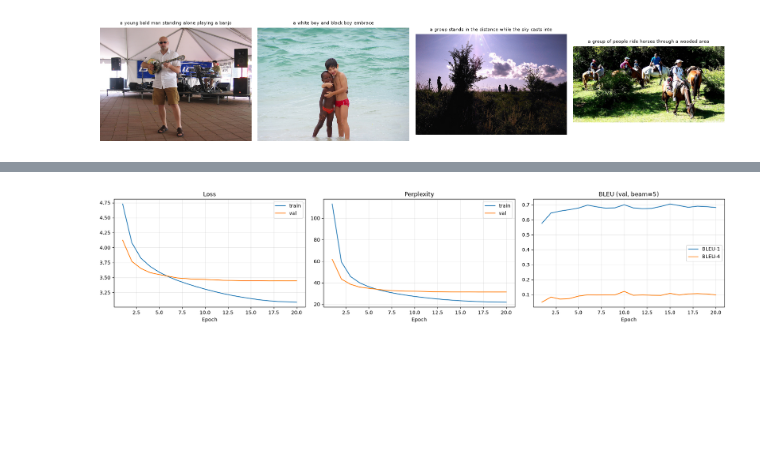
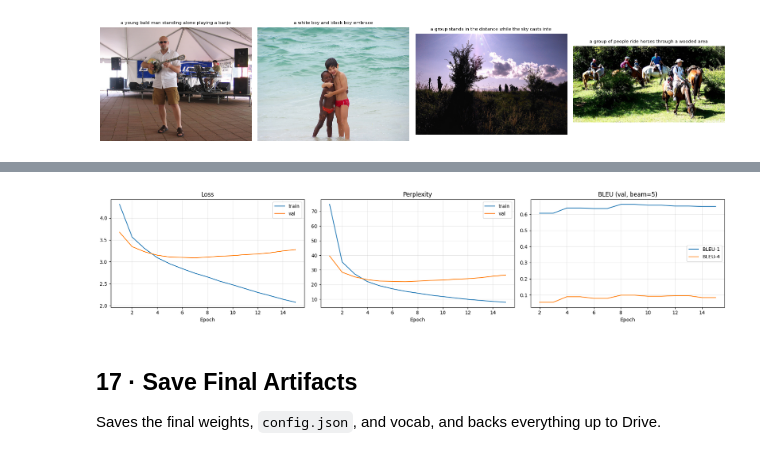
Before and after one commit to GiorgiTabatadzee/FInalProject-The-Visual-StoryTeller, a Jupyter notebook: data_and_train.ipynb, the cells around one changed output, grey strips where cells are left out. Cells and saved outputs as stored; diff of their text form; code cells hidden in the pictures; blank space fills up the shorter version.

Commit message:
Replaced LSTM decoder with Transformer and improved the training pipeline for lower validation loss, faster training and better caption quality

```diff
--- a/data_and_train.ipynb
+++ b/data_and_train.ipynb
@@ -431,7 +799,10 @@ Optimiser ready
 # %%
 from collections import Counter as _C
 
-def _ng(tok, n): return _C(tuple(tok[i:i+n]) for i in range(len(tok)-n+1))
+
+def _ng(tok, n):
+    return _C(tuple(tok[i:i+n]) for i in range(len(tok)-n+1))
+
 
 def corpus_bleu(hyps, refs, max_n=4):
     out = {}
@@ -441,21 +812,28 @@ def corpus_bleu(hyps, refs, max_n=4):
             hng  = _ng(h, n)
             rmax = _C()
             for r in rs:
-                for ng in (rng := _ng(r, n)): rmax[ng] = max(rmax[ng], rng[ng])
+                for ng in (rng := _ng(r, n)):
+                    rmax[ng] = max(rmax[ng], rng[ng])
             num += sum(min(c, rmax[ng]) for ng, c in hng.items())
             den += max(1, sum(hng.values()))
         out[f"bleu{n}"] = num / max(den, 1)
     return out
 
-def evaluate_bleu(encoder, decoder, val_df, vocab, n=400):
-    encoder.eval(); decoder.eval()
+
+def evaluate_bleu(enc_module, dec_module, val_df, vocab, n=None):
+    if n is None:
+        n = BLEU_EVAL_N
+    enc_module.eval(); dec_module.eval()
     imgs = val_df["image"].unique().tolist()
     random.shuffle(imgs); imgs = imgs[:n]
     hyps, refs = [], []
     with torch.no_grad():
-        for name in imgs:
-            t   = val_transform(Image.open(IMG_DIR / name).convert("RGB")).unsqueeze(0).to(DEVICE)
-            f   = encoder(t)
-            hyps.append(decoder.generate_beam(f, vocab, BEAM_WIDTH))
+        for idx, name in enumerate(imgs):
+            t = val_transform(Image.open(IMG_DIR / name).convert("RGB")).unsqueeze(0).to(DEVICE)
+            f = enc_module(t)
+            hyps.append(dec_module.generate_beam(f, vocab, BEAM_WIDTH, length_penalty=LENGTH_PENALTY))
             refs.append([r.split() for r in val_df[val_df["image"]==name]["caption"].tolist()])
+            # Flush VRAM cache every 50 images to prevent fragmentation on Kaggle 2×T4
+            if USE_AMP and (idx + 1) % 50 == 0:
+                torch.cuda.empty_cache()
     return corpus_bleu(hyps, refs)
@@ -545,16 +1202,24 @@ Epoch 11/20  train=3.2671  val=3.4622  ppl=31.89  BLEU-1=0.679  BLEU-4=0.094  en
 # %%
 ep = range(1, len(train_losses)+1)
 fig, axes = plt.subplots(1, 3, figsize=(18, 4))
+
 axes[0].plot(ep, train_losses, label="train"); axes[0].plot(ep, val_losses, label="val")
 axes[0].set(title="Loss", xlabel="Epoch"); axes[0].legend(); axes[0].grid(alpha=.3)
+
 axes[1].plot(ep, [math.exp(min(l,10)) for l in train_losses], label="train")
 axes[1].plot(ep, [math.exp(min(l,10)) for l in val_losses],   label="val")
 axes[1].set(title="Perplexity", xlabel="Epoch"); axes[1].legend(); axes[1].grid(alpha=.3)
+
 axes[2].plot(ep, bleu1s, label="BLEU-1"); axes[2].plot(ep, bleu4s, label="BLEU-4")
-axes[2].set(title="BLEU (val, beam=5)", xlabel="Epoch"); axes[2].legend(); axes[2].grid(alpha=.3)
+axes[2].set(title=f"BLEU (val, beam={BEAM_WIDTH})", xlabel="Epoch"); axes[2].legend(); axes[2].grid(alpha=.3)
+
 plt.tight_layout()
 plt.savefig(MODEL_DIR / "curves.png", dpi=150)
 plt.show()
 # %% [output]
-[figure, old version]
+[figure, new version]
+# %% [markdown]
+## 17 · Save Final Artifacts
+
+Saves the final weights, `config.json`, and vocab, and backs everything up to Drive.
 # %%
```
Also changed, not shown: parts of 38 cells of this notebook.
